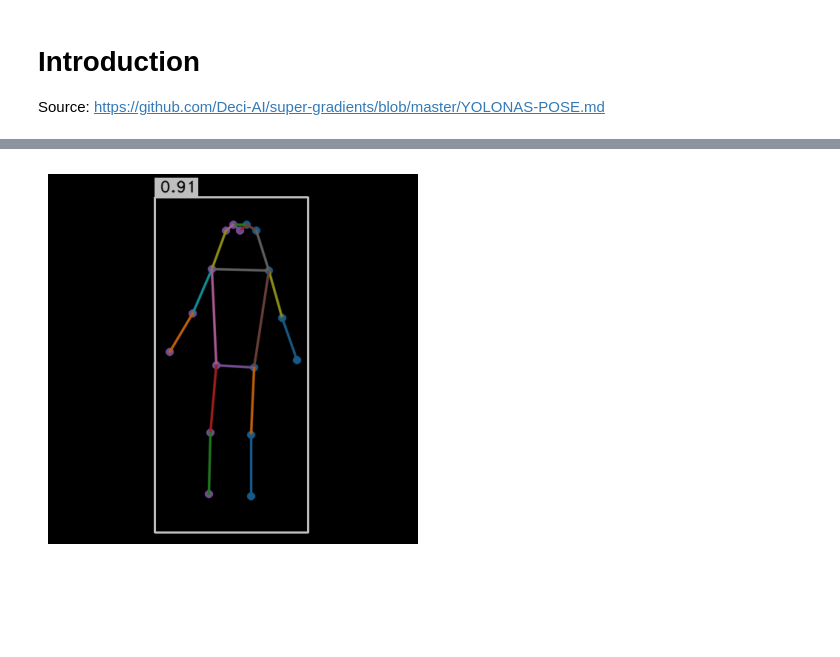
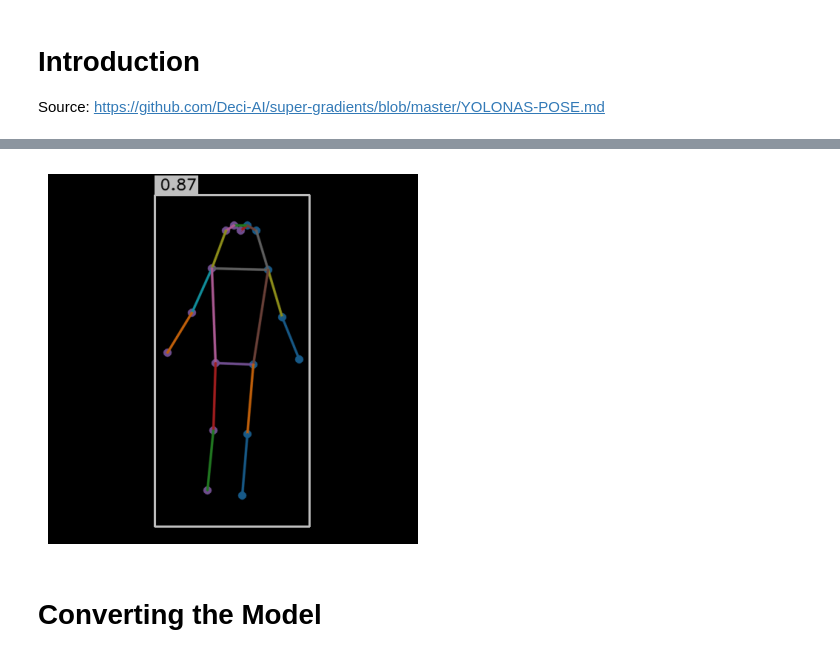
Before and after one commit to Abyza/Exercise_Posture_Suggestion_System, a Jupyter notebook: Creation_of_Models/Model_3_Pose_Estimation_YOLO_NAS.ipynb, the cells around one changed output, grey strips where cells are left out. Cells and saved outputs as stored; diff of their text form; code cells hidden in the pictures; blank space fills up the shorter version.

```diff
--- a/Creation_of_Models/Model_3_Pose_Estimation_YOLO_NAS.ipynb
+++ b/Creation_of_Models/Model_3_Pose_Estimation_YOLO_NAS.ipynb
@@ -31,5 +35,5 @@ from IPython.display import YouTubeVideo
 from super_gradients.training import models
 from super_gradients.common.object_names import Models
 
-yolo_nas_pose = models.get("yolo_nas_pose_l", pretrained_weights="coco_pose").cuda()
+yolo_nas_pose = models.get("yolo_nas_pose_s", pretrained_weights="coco_pose")
 # %% [output]
@@ -63,5 +68,3 @@ YoloNASPose_L(
     )
   )
 )
-# %%
-yolo_nas_pose = models.get("yolo_nas_pose_l", pretrained_weights="coco_pose")
@@ -146,7 +174,7 @@ import cv2
 from super_gradients.training.utils.visualization.detection import draw_bbox
 from super_gradients.training.utils.visualization.pose_estimation import PoseVisualization
 # %%
-jumpman = yolo_nas_pose.to('cuda').predict(url, conf=.55)
+jumpman = yolo_nas_pose.to('cpu').predict(url, conf=.55)
 
 image_prediction = jumpman # Assuming you have just a single image
 
@@ -160 +188,3 @@ plt.show()
-[figure, old version]
+[figure, new version]
+# %% [markdown]
+# Converting the Model
```
Also changed, not shown: parts of 22 cells of this notebook, 2 other files.
